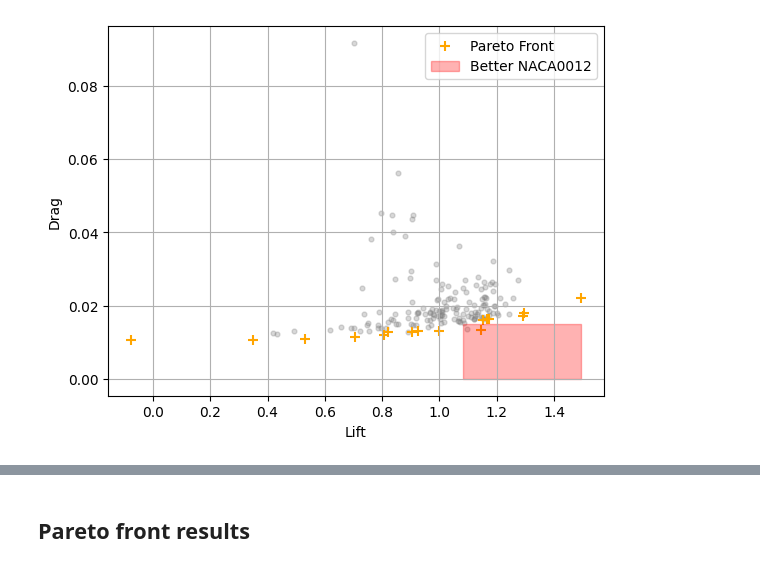
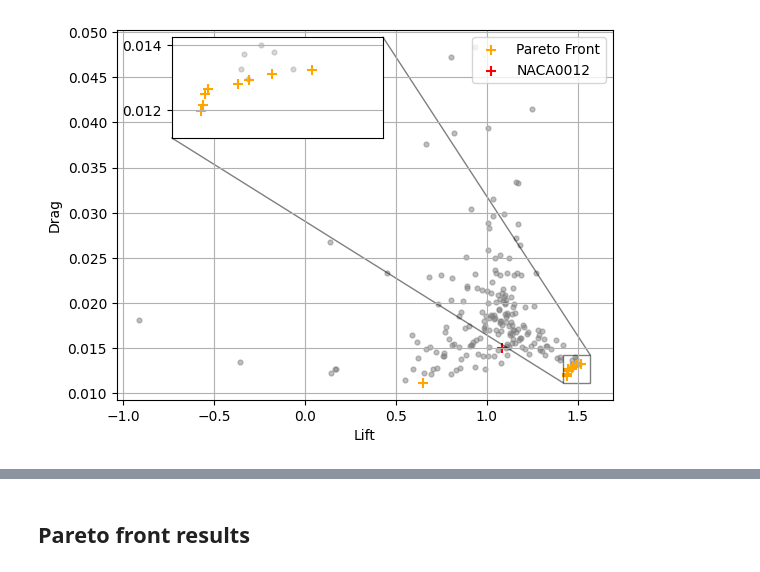
Before and after one commit to amine-ziad-ounnoughene/airfoil, a Jupyter notebook: bayes_foil.ipynb, the cells around one changed output, grey strips where cells are left out. Drawn from its saved outputs; the diff is of its cells as text; code cells hidden in the pictures.

Commit message:
modified pareto plot, added HV computation, aded bayes saving

```diff
--- a/bayes_foil.ipynb
+++ b/bayes_foil.ipynb
@@ -13,9 +14,9 @@ from scipy.interpolate import CubicSpline
 from scipy.special import comb
 from deap import base, creator, tools, algorithms
 from xfoil.test import naca0012
-n_iter = 70  # Number of iterations of the bayesian
+n_iter = 100  # Number of iterations of the bayesian
 init_size = 150
-
+save = False
 # Define the airfoil function
 n_ctr_pts = 10
 angle_attack = 10
@@ -299,0 +278,9 @@ Pareto front points:
+# %%
+# Directory where the data is saved
+load_dir = 'pop_bayes/'
+
+# Load X_sample and Y_sample
+X_sample = np.load(os.path.join(load_dir, 'X_sample.npy'))
+Y_sample = np.load(os.path.join(load_dir, 'Y_sample.npy'))
+
+print("Arrays loaded successfully.")
@@ -300,44 +318,70 @@ Pareto front points:
 # %%
-
+import matplotlib.pyplot as plt
+from mpl_toolkits.axes_grid1.inset_locator import inset_axes
+from matplotlib.patches import ConnectionPatch
 # Combine the lists into a list of points
 points = []
 for i in Y_sample:
     if i[1] != 10e5:
         points.append(i)
 
 # Find the Pareto front
 pareto = pareto_points
 
 # Separate the Pareto front points
 pareto_l = [p[0] for p in pareto]
 pareto_d = [p[1] for p in pareto]
 
 # Remove Pareto front points from lifts and drags
 remaining_points = [p for p in points if p not in pareto]
 remaining_l = [p[0] for p in remaining_points]
 remaining_d = [p[1] for p in remaining_points]
 
-# Get fitness for NACA0012
+
+# Create the main plot
+fig, ax = plt.subplots()
+ax.scatter(remaining_l, remaining_d, color="grey", s=12, alpha=0.5)
+ax.scatter(pareto_l, pareto_d, color="orange", marker='+', s=60, label="Pareto Front")
 naca0012_fit = np.array(fitness(naca0012))
+ax.scatter(naca0012_fit[0], naca0012_fit[1], color="red", marker='+', s=60, label="NACA0012")
+# Define the zoomed area (replace with1 your specific coordinates)
+zoom_x1, zoom_x2 = 1.42, max(pareto_l) +0.05
+zoom_y1, zoom_y2 = min(pareto_d), max(pareto_d) +0.001
 
-# Plotting
-plt.figure()
-plt.scatter(remaining_l, remaining_d, color="grey", s=12, alpha=0.3)
-plt.scatter(pareto_l, pareto_d, color="orange", marker='+', s=50, label="Pareto Front")
+# Add a rectangle to highlight the zoomed area
+rect = plt.Rectangle((zoom_x1, zoom_y1), zoom_x2 - zoom_x1, zoom_y2 - zoom_y1,
+                     edgecolor='black', facecolor='none', linestyle='-', alpha=0.5)
+ax.add_patch(rect)
 
-# Define the shaded area
-plt.fill_betweenx(
-    y=[0, naca0012_fit[1]],
-    x1=naca0012_fit[0],
-    x2=max(Y_sample[:, 0]),
-    color='red',
-    alpha=0.3,
-    label="Better NACA0012"
-)
-plt.xlabel("Lift")
-plt.ylabel("Drag")
-plt.legend()
-plt.grid(True)
+# Create an inset plot
+axins = inset_axes(ax, width="30%", height="30%", loc='upper left', bbox_to_anchor=(0.2, 0.18, 1.1, .7),
+                   bbox_transform=ax.figure.transFigure)
+
+# Plot the same data on the inset
+axins.scatter(remaining_l, remaining_d, color="grey", s=12, alpha=0.3)
+axins.scatter(pareto_l, pareto_d, color="orange", marker='+', s=60)
+
+# Set the limits of the inset plot to match the zoomed area
+axins.set_xlim(zoom_x1, zoom_x2)
+axins.set_ylim(zoom_y1, zoom_y2)
+axins.grid(True)
+
+# Hide x-axis labels of the inset plot to avoid overlapping
+axins.xaxis.set_visible(False)
+
+# Add lines connecting the rectangle to the inset plot
+for side in [(zoom_x1, zoom_y1),(zoom_x2, zoom_y2)]:
+    con = ConnectionPatch(xyA=side, coordsA=ax.transData,
+                          xyB=side, coordsB=axins.transData,
+                          color='black', linestyle='-', linewidth=1, alpha = 0.5)
+    ax.add_artist(con)
+
+ax.set_xlabel("Lift")
+ax.set_ylabel("Drag")
+ax.legend(loc='upper right')
+ax.grid(True)
+
+plt.savefig("bayes_pareto.pdf")
 plt.show()
 # %% [output]
-[figure, old version]
+[figure, new version]
```
Also changed, not shown: parts of 11 cells of this notebook, 3 other files.
